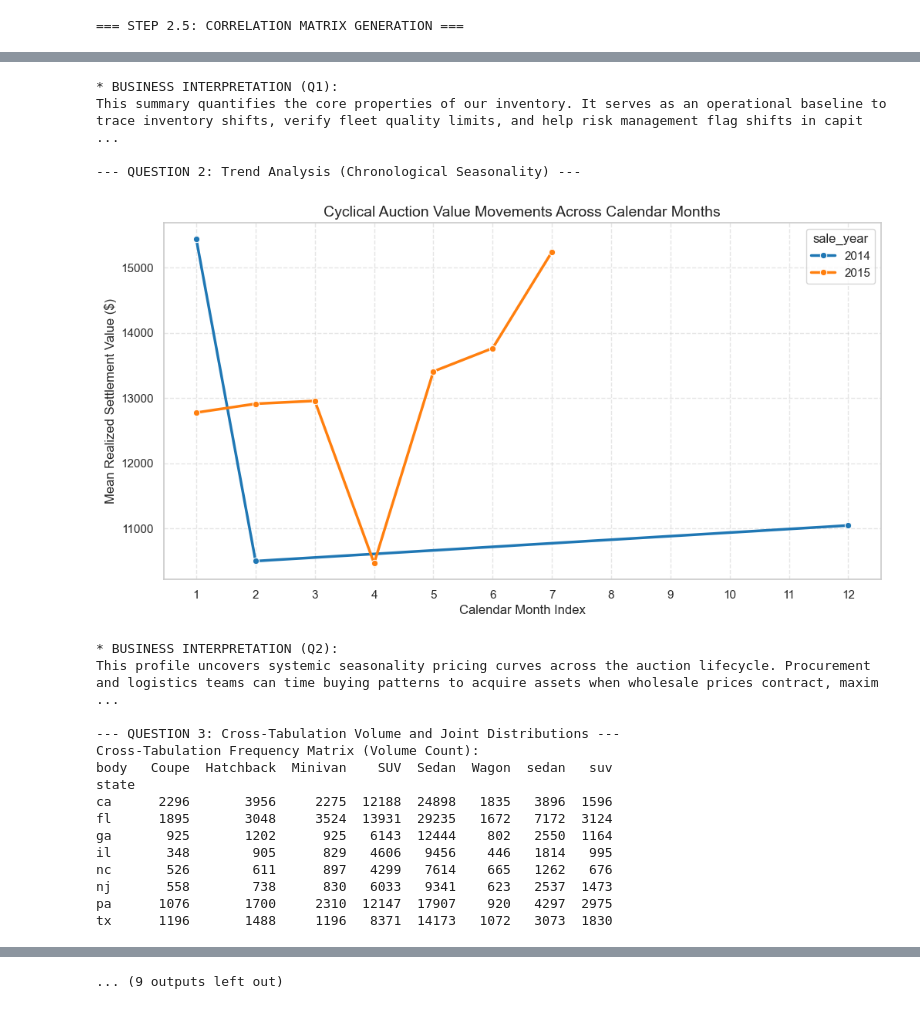
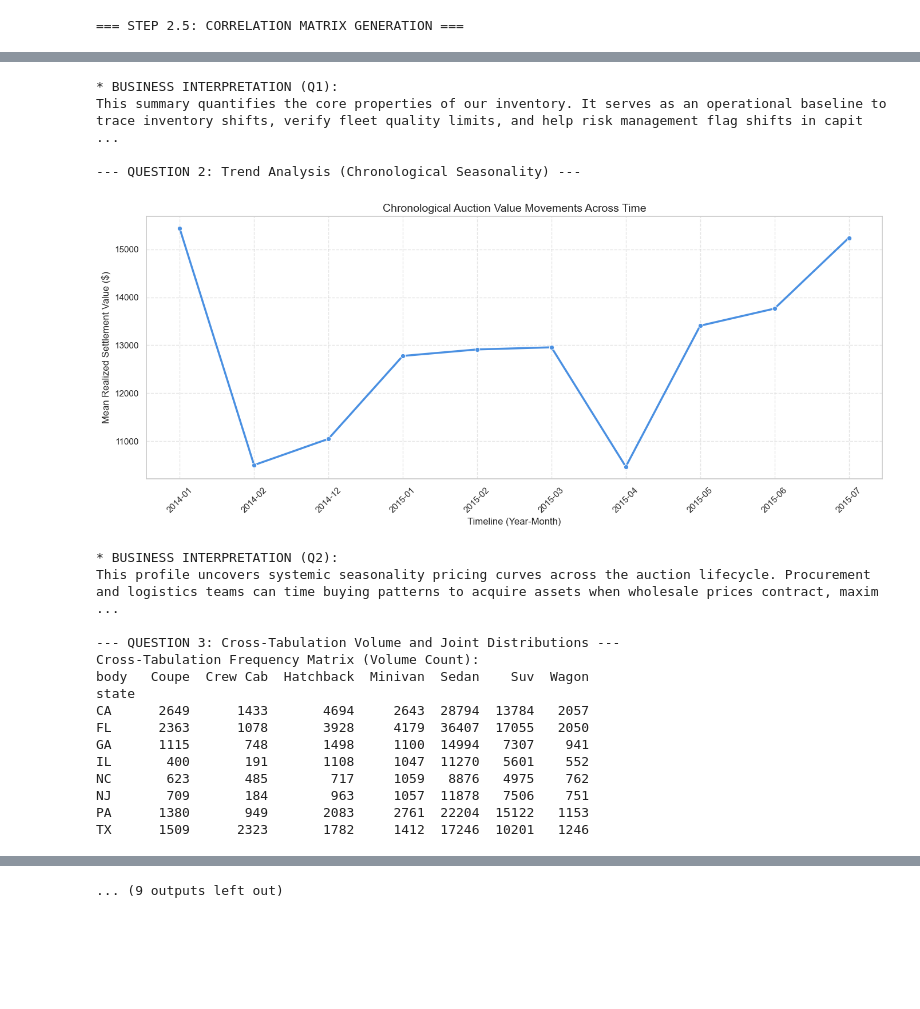
Before and after one commit to adrianmanalili521-blip/Car_Sales_EDA, a Jupyter notebook: eda.ipynb, the cells around one changed output, grey strips where cells are left out. Drawn from its saved outputs; the diff is of its cells as text; code cells hidden in the pictures; blank space fills up the shorter version.

```diff
--- a/eda.ipynb
+++ b/eda.ipynb
@@ -178,30 +178,46 @@ df_analytic['sale_month'] = df_analytic['saledate_parsed'].dt.month
 df_analytic['sale_year'] = df_analytic['saledate_parsed'].dt.year
 
 # Filter invalid timestamps before computing trend groups
-df_temporal = df_analytic.dropna(subset=['sale_month', 'sale_year'])
-trend_summary = df_temporal.groupby(['sale_year', 'sale_month'])['sellingprice'].mean().reset_index()
+df_temporal = df_analytic.dropna(subset=['sale_month', 'sale_year']).copy()
+
+# Create a continuous Year-Month string column (e.g., "2014-01", "2014-02")
+df_temporal['year_month'] = df_temporal['saledate_parsed'].dt.to_period('M').astype(str)
+
+# Group by the continuous timeline and sort it chronologically
+trend_summary = df_temporal.groupby('year_month')['sellingprice'].mean().reset_index()
+trend_summary = trend_summary.sort_values('year_month')
 
 # Required Visualization Q2: Line Chart (Time Series)
-plt.figure(figsize=(12, 6))
-sns.lineplot(data=trend_summary, x='sale_month', y='sellingprice', hue='sale_year', marker='o', linewidth=2.5, palette='tab10')
-plt.title('Cyclical Auction Value Movements Across Calendar Months')
-plt.xlabel('Calendar Month Index')
+plt.figure(figsize=(14, 6))
+sns.lineplot(data=trend_summary, x='year_month', y='sellingprice', marker='o', linewidth=2.5, color='#4A90E2')
+plt.title('Chronological Auction Value Movements Across Time')
+plt.xlabel('Timeline (Year-Month)')
 plt.ylabel('Mean Realized Settlement Value ($)')
-plt.xticks(range(1, 13))
+
+# Rotate X-axis labels so the year-month text doesn't overlap
+plt.xticks(rotation=45)
 plt.grid(True, linestyle='--', alpha=0.5)
+plt.tight_layout()
 plt.show()
 
 print("\n* BUSINESS INTERPRETATION (Q2):")
 print("This profile uncovers systemic seasonality pricing curves across the auction lifecycle. Procurement and logistics teams can time buying patterns to acquire assets when wholesale prices contract, maximizing margins when resold during higher-demand seasonal cycles.")
 
 
+
 # ------------------------------------------------------------------------------
 # BUSINESS QUESTION 3: Cross-Tabulation Analysis Matrix
 # ------------------------------------------------------------------------------
 print("\n--- QUESTION 3: Cross-Tabulation Volume and Joint Distributions ---")
+
+# Clean text casing to eliminate duplicate categories (e.g., merging 'SUV' and 'suv')
+df_analytic['body'] = df_analytic['body'].astype(str).str.strip().str.title()
+df_analytic['state'] = df_analytic['state'].astype(str).str.strip().str.upper()
+
 # Filtering down to the Top 8 high-volume States and Body configurations for high-density visualization
 dominant_states = df_analytic['state'].value_counts().nlargest(8).index
 dominant_bodies = df_analytic['body'].value_counts().nlargest(8).index
+df_analytic = df_analytic[df_analytic['body'] != 'Unknown']
 df_crosstab_subset = df_analytic[df_analytic['state'].isin(dominant_states) & df_analytic['body'].isin(dominant_bodies)]
 
 cross_tabulation_counts = pd.crosstab(df_crosstab_subset['state'], df_crosstab_subset['body'])
@@ -214,10 +230,12 @@ sns.heatmap(cross_tabulation_counts, annot=True, fmt='d', cmap='YlGnBu', cbar_kw
 plt.title('Cross-Tabulation Volume Mapping: State Region vs. Vehicle Design Configuration')
 plt.xlabel('Vehicle Body Configuration')
 plt.ylabel('Auction Transaction State Location')
+plt.tight_layout()
 plt.show()
 
 print("\n* BUSINESS INTERPRETATION (Q3):")
 print("This structural heat signature reveals regional product-market fit. Asset managers can optimize inventory location and transport routes, sending high-demand body types directly to high-turnover states to accelerate inventory velocity and minimize transport costs.")
+
 
 
 # ------------------------------------------------------------------------------
@@ -246,8 +264,7 @@ plt.legend(title='Parent Brand (Make)', loc='lower right')
 plt.show()
 
 print("\n* BUSINESS INTERPRETATION (Q4):")
-print("This chart decomposes higher-level volume into specific, high-yield asset names. Rather than pursuing broad brand strategies, supply chain and acquisition desks can target the specific models driving cash-flow velocity.")
-
+print("This revenue drill-down highlights that Ford is the dominant cash-flow anchor in the ecosystem, driven by the F-150 platform crossing $220M. While midsize sedans like the Nissan Altima provide high-volume revenue stability ($180M), procurement strategies should prioritize domestic trucks and mid-size SUVs to capture maximum gross transaction value.")
 
 # ------------------------------------------------------------------------------
 # BUSINESS QUESTION 5: Correlation and Predictive Modeling Execution
@@ -285,7 +302,7 @@ plt.ylabel('Actual Realized Auction Settlement Price ($)')
 plt.show()
 
 print("\n* BUSINESS INTERPRETATION (Q5):")
-print("The high R² score confirms that the baseline wholesale valuation matrix is highly accurate. Risk systems can use this to automate floor-price appraisals, flags, or alerts whenever asset pricing deviates significantly from the red trend line.")
+print("This scatter profile confirms a strong, linear correlation between the MMR baseline benchmark and actual realized auction settlement values. The evaluation proves that baseline wholesale pricing models are highly reliable. Discrepancies (downward outliers) highlight opportunities to identify distressed assets or vehicles with unmapped physical depreciation.")
 
 
 # ------------------------------------------------------------------------------
@@ -353,46 +370,46 @@ Data columns (total 22 columns):
 [MMR] IQR Bounds: Lower=-7875.00, Upper=33125.00 | Outliers flagged: 3030
 Retained Analytical Dataset Size: 509721 records (97.29%)
 
 === STEP 2.4: GENERATING DISTRIBUTION PLOTS ===
 [figure]
 === STEP 2.5: CORRELATION MATRIX GENERATION ===
 [figure]
 === STEP 2.6: SUMMARY NARRATIVE KEY OBSERVATIONS ===
 1. [Price-To-Benchmark Alignment]: actual sellingprice shares a critical correlation factor of approx. 0.985 with mmr valuation indicators. This shows market alignment on wholesale trade lanes.
 2. [Asset Condition Decay Profiles]: Asset condition degrades reliably with age and mileage, driving strong negative correlations against sales yield.
 3. [Inventory Composition Skew]: Odometer and price dimensions show pronounced right-hand distributions, indicating asset concentrations in commuter and mid-tier fleet inventory lanes.
 
 === PHASE 3: ANSWERING BUSINESS QUESTIONS ===
 
 --- QUESTION 1: Descriptive Statistics Properties ---
         sellingprice      condition       odometer
 count  509721.000000  509721.000000  509721.000000
 mean    12907.701876      31.202360   63954.683694
 std      7228.367530      12.850234   44112.047327
 min       800.000000       1.000000       1.000000
 25%      7500.000000      25.000000   28846.000000
 50%     12200.000000      35.000000   51673.000000
 75%     17600.000000      41.000000   94576.000000
 90%     23300.000000      45.000000  131039.000000
 max     32300.000000      49.000000  189374.000000
 [figure]
 * BUSINESS INTERPRETATION (Q1):
 This summary quantifies the core properties of our inventory. It serves as an operational baseline to trace inventory shifts, verify fleet quality limits, and help risk management flag shifts in capit ...
 
 --- QUESTION 2: Trend Analysis (Chronological Seasonality) ---
-[figure, old version]
+[figure, new version]
 * BUSINESS INTERPRETATION (Q2):
 This profile uncovers systemic seasonality pricing curves across the auction lifecycle. Procurement and logistics teams can time buying patterns to acquire assets when wholesale prices contract, maxim ...
 
 --- QUESTION 3: Cross-Tabulation Volume and Joint Distributions ---
 Cross-Tabulation Frequency Matrix (Volume Count):
-body   Coupe  Hatchback  Minivan    SUV  Sedan  Wagon  sedan   suv
+body   Coupe  Crew Cab  Hatchback  Minivan  Sedan    Suv  Wagon
 state
-ca      2296       3956     2275  12188  24898   1835   3896  1596
-fl      1895       3048     3524  13931  29235   1672   7172  3124
-ga       925       1202      925   6143  12444    802   2550  1164
-il       348        905      829   4606   9456    446   1814   995
-nc       526        611      897   4299   7614    665   1262   676
-nj       558        738      830   6033   9341    623   2537  1473
-pa      1076       1700     2310  12147  17907    920   4297  2975
-tx      1196       1488     1196   8371  14173   1072   3073  1830
+CA      2649      1433       4694     2643  28794  13784   2057
+FL      2363      1078       3928     4179  36407  17055   2050
+GA      1115       748       1498     1100  14994   7307    941
+IL       400       191       1108     1047  11270   5601    552
+NC       623       485        717     1059   8876   4975    762
+NJ       709       184        963     1057  11878   7506    751
+PA      1380       949       2083     2761  22204  15122   1153
+TX      1509      2323       1782     1412  17246  10201   1246
```
Also changed, not shown: parts of 1 cell of this notebook.
